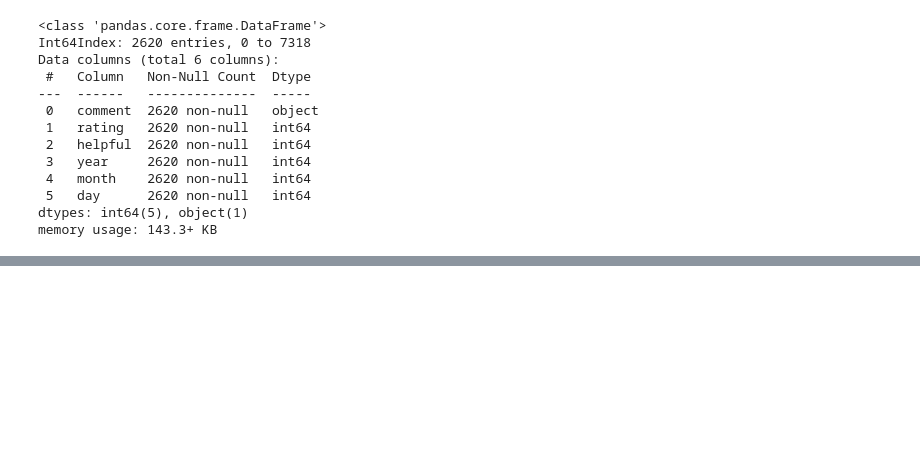
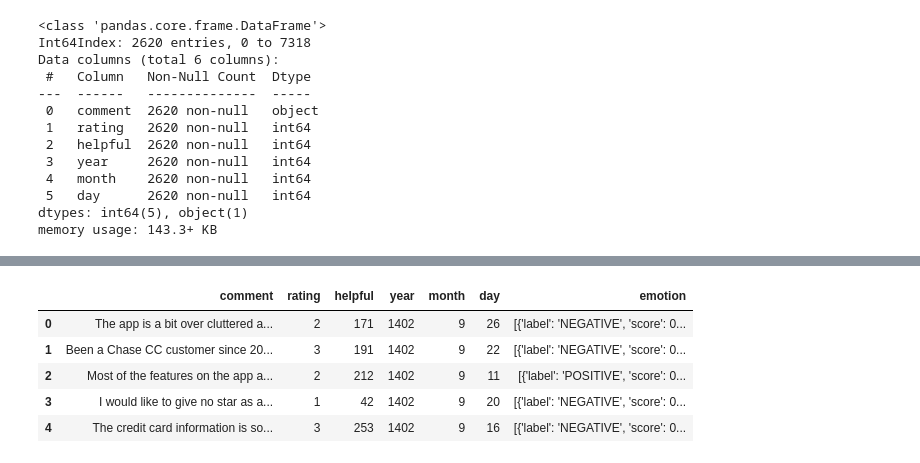
Before and after one commit to MahdiBahar/Sentiment-Analysis-on-Comments, a Jupyter notebook: Sentiment_Analysis_using_Transformer.ipynb, the cells around one changed output, grey strips where cells are left out. Saved outputs shown, nothing was run; the diff lists cells and outputs as text; code cells hidden in the pictures; blank space fills up the shorter version.

```diff
--- a/Sentiment_Analysis_using_Transformer.ipynb
+++ b/Sentiment_Analysis_using_Transformer.ipynb
@@ -136,0 +141,2 @@ memory usage: 143.3+ KB
+# %%
+classifier = pipeline("sentiment-analysis")
@@ -136,0 +151,11 @@ memory usage: 143.3+ KB
+# %%
+df['emotion']= df['comment'].apply(lambda x: classifier(x))
+# %%
+df.head()
+# %% [output]
+|  | comment | rating | helpful | year | month | day | emotion |
+| 0 | The app is a bit over cluttered a... | 2 | 171 | 1402 | 9 | 26 | [{'label': 'NEGATIVE', 'score': 0... |
+| 1 | Been a Chase CC customer since 20... | 3 | 191 | 1402 | 9 | 22 | [{'label': 'NEGATIVE', 'score': 0... |
+| 2 | Most of the features on the app a... | 2 | 212 | 1402 | 9 | 11 | [{'label': 'POSITIVE', 'score': 0... |
+| 3 | I would like to give no star as a... | 1 | 42 | 1402 | 9 | 20 | [{'label': 'NEGATIVE', 'score': 0... |
+| 4 | The credit card information is so... | 3 | 253 | 1402 | 9 | 16 | [{'label': 'NEGATIVE', 'score': 0... |
```
Also changed, not shown: parts of 7 cells of this notebook.
